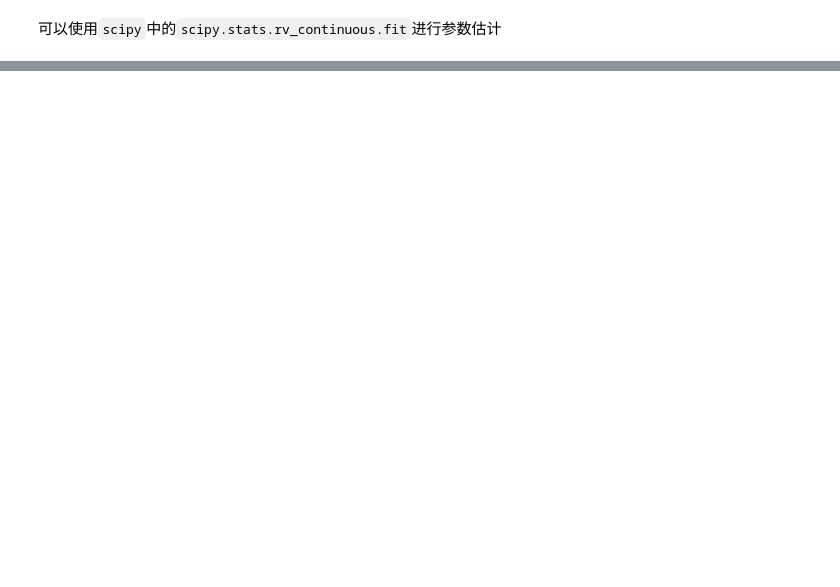
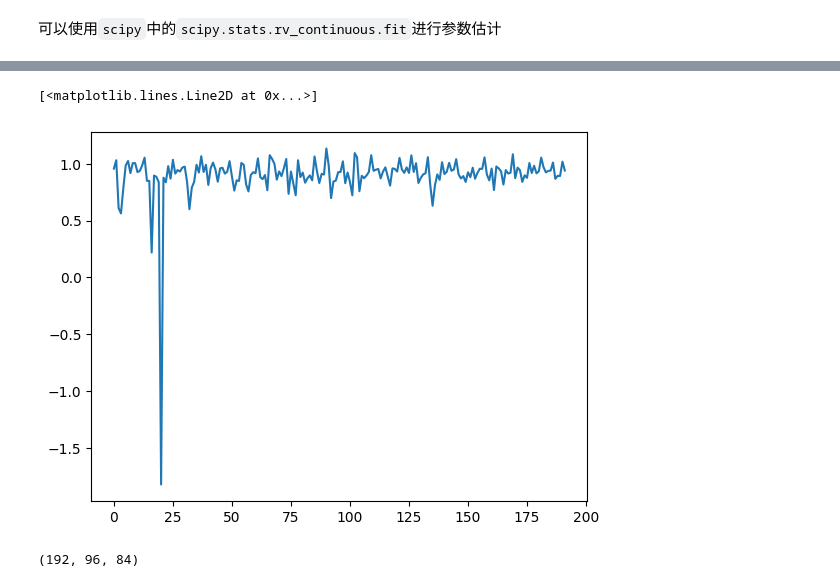
Before and after one commit to zyzh2002/risk_evaluation, a Jupyter notebook: scripts/calc/SPEI/calcSPEI.ipynb, the cells around one changed output, grey strips where cells are left out. Saved outputs shown, nothing was run; the diff lists cells and outputs as text; code cells hidden in the pictures; blank space fills up the shorter version.

```diff
--- a/scripts/calc/SPEI/calcSPEI.ipynb
+++ b/scripts/calc/SPEI/calcSPEI.ipynb
@@ -208,0 +238,13 @@ print(max(a),min(a))
+# %%
+monthly_spei_mat = np.empty_like(d_monthly_mat)
+
+multi_paras = []
+# %%
+for i in range(lat):
+    for j in range(lon):
+        multi_paras.append([i,j])
+#print(multi_paras)
+# %%
+pool = mp.Pool(processes=mp.cpu_count())
+
+multi_results = pool.map(calc_spei,[d_monthly_mat[:,i,j] for i,j in multi_paras])
@@ -208,0 +269,6 @@ print(max(a),min(a))
+# %%
+for i in range(lat):
+    for j in range(lon):
+        monthly_spei_mat[:,lat-i-1,j] = multi_results[i*lon+j]
+
+monthly_spei_mat
@@ -208,0 +293,6 @@ print(max(a),min(a))
+# %%
+t=monthly_spei_mat[:,0,0]
+plt.plot(t)
+# %% [output]
+[<matplotlib.lines.Line2D at 0x...>]
+[figure, added]
@@ -208,0 +301,4 @@ print(max(a),min(a))
+# %%
+monthly_spei.shape
+# %% [output]
+(192, 96, 84)
```
Also changed, not shown: parts of 42 cells of this notebook, 5 other files.
